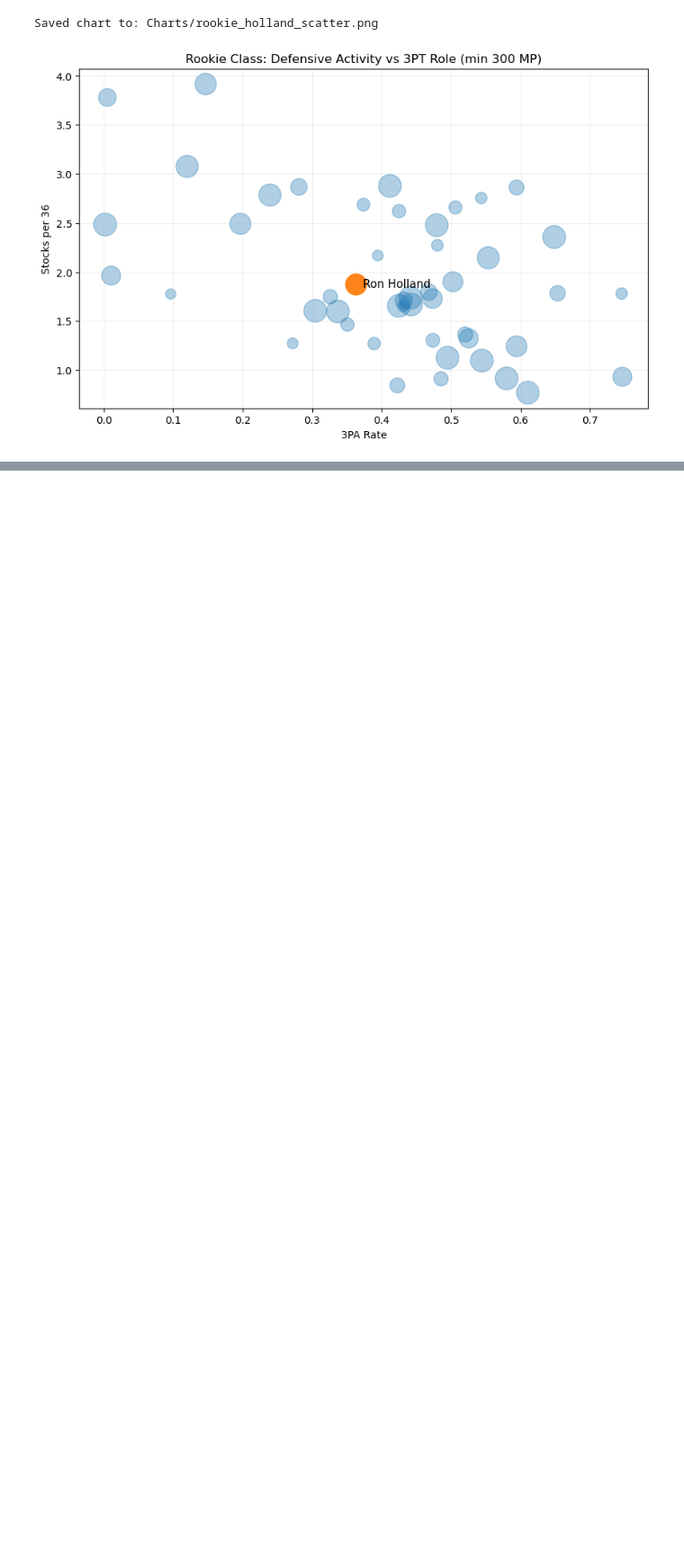
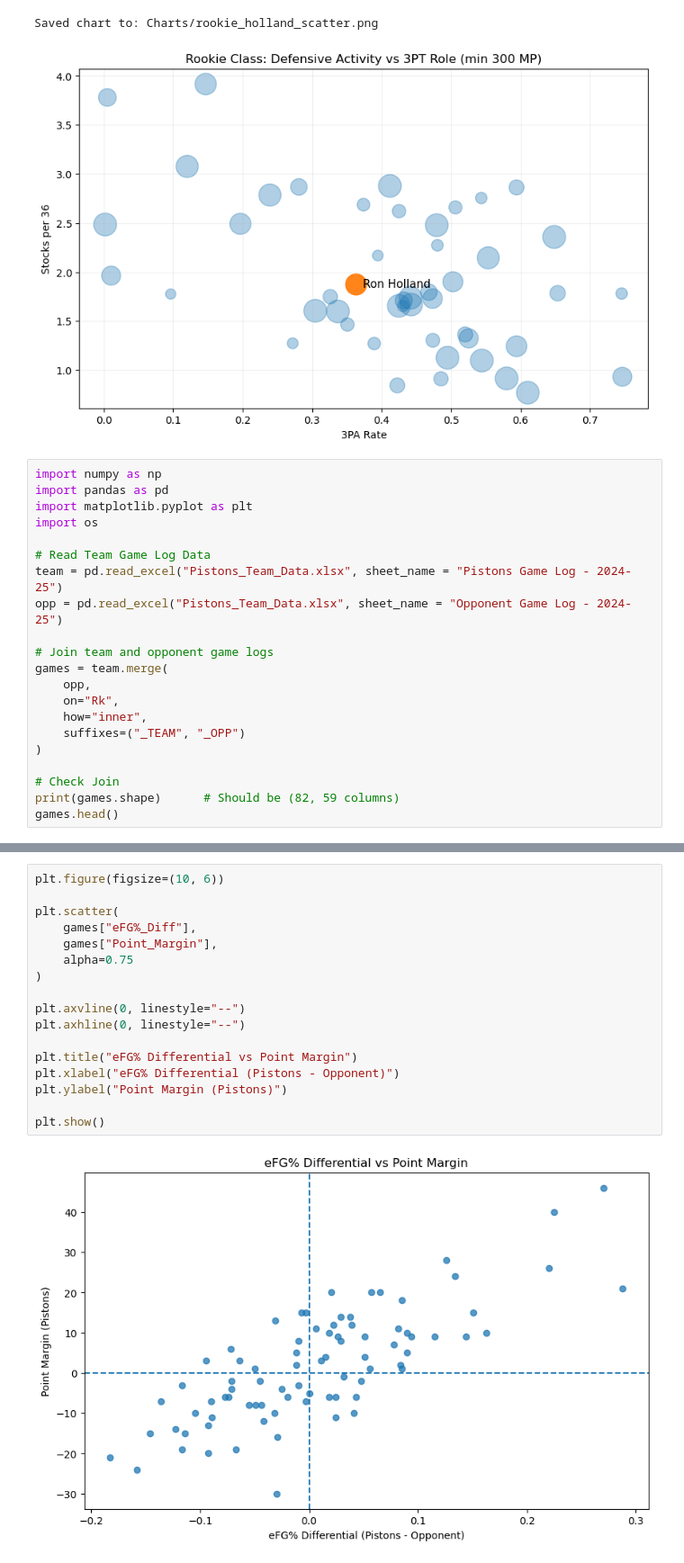
Before and after one commit to thejjserg/basketball-analytics, a Jupyter notebook: Projects/Final-Project.ipynb, the cells around one changed output, grey strips where cells are left out. Shown at 90% size. Cells and saved outputs as stored; diff of their text form; blank space fills up the shorter version.

```diff
--- a/Projects/Final-Project.ipynb
+++ b/Projects/Final-Project.ipynb
@@ -606,3 +606,24 @@ rookie_holland_scatter(
 # %% [output]
 Saved chart to: Charts/rookie_holland_scatter.png
 [figure]
+# %%
+import numpy as np
+import pandas as pd
+import matplotlib.pyplot as plt
+import os
+
+# Read Team Game Log Data
+team = pd.read_excel("Pistons_Team_Data.xlsx", sheet_name = "Pistons Game Log - 2024-25")
+opp = pd.read_excel("Pistons_Team_Data.xlsx", sheet_name = "Opponent Game Log - 2024-25")
+
+# Join team and opponent game logs
+games = team.merge(
+    opp,
+    on="Rk",
+    how="inner",
+    suffixes=("_TEAM", "_OPP")
+)
+
+# Check Join
+print(games.shape)      # Should be (82, 59 columns)
+games.head()
@@ -608,0 +710,19 @@ Saved chart to: Charts/rookie_holland_scatter.png
+# %%
+plt.figure(figsize=(10, 6))
+
+plt.scatter(
+    games["eFG%_Diff"],
+    games["Point_Margin"],
+    alpha=0.75
+)
+
+plt.axvline(0, linestyle="--")
+plt.axhline(0, linestyle="--")
+
+plt.title("eFG% Differential vs Point Margin")
+plt.xlabel("eFG% Differential (Pistons - Opponent)")
+plt.ylabel("Point Margin (Pistons)")
+
+plt.show()
+# %% [output]
+[figure, added]
```
Also changed, not shown: parts of 8 cells of this notebook, 7 other files.
